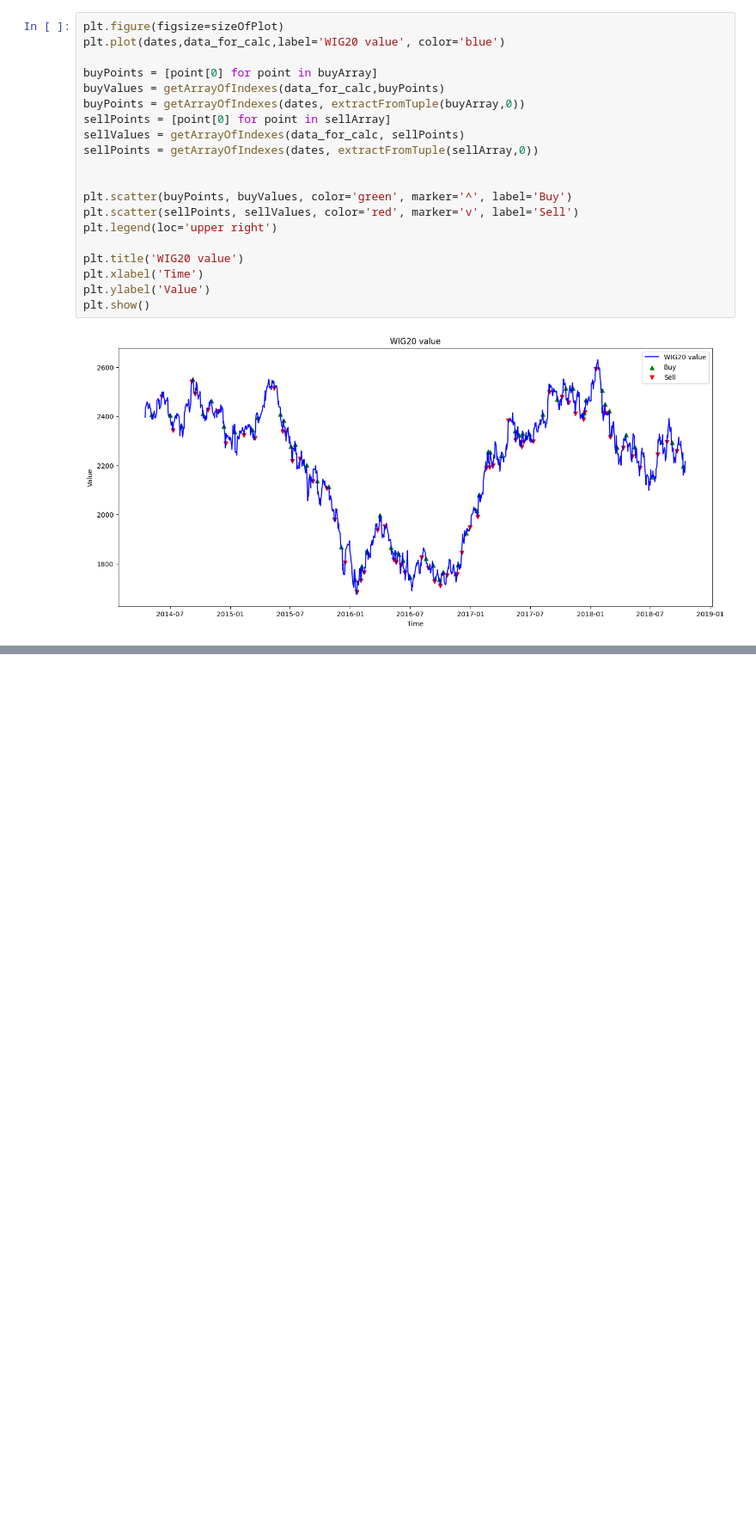
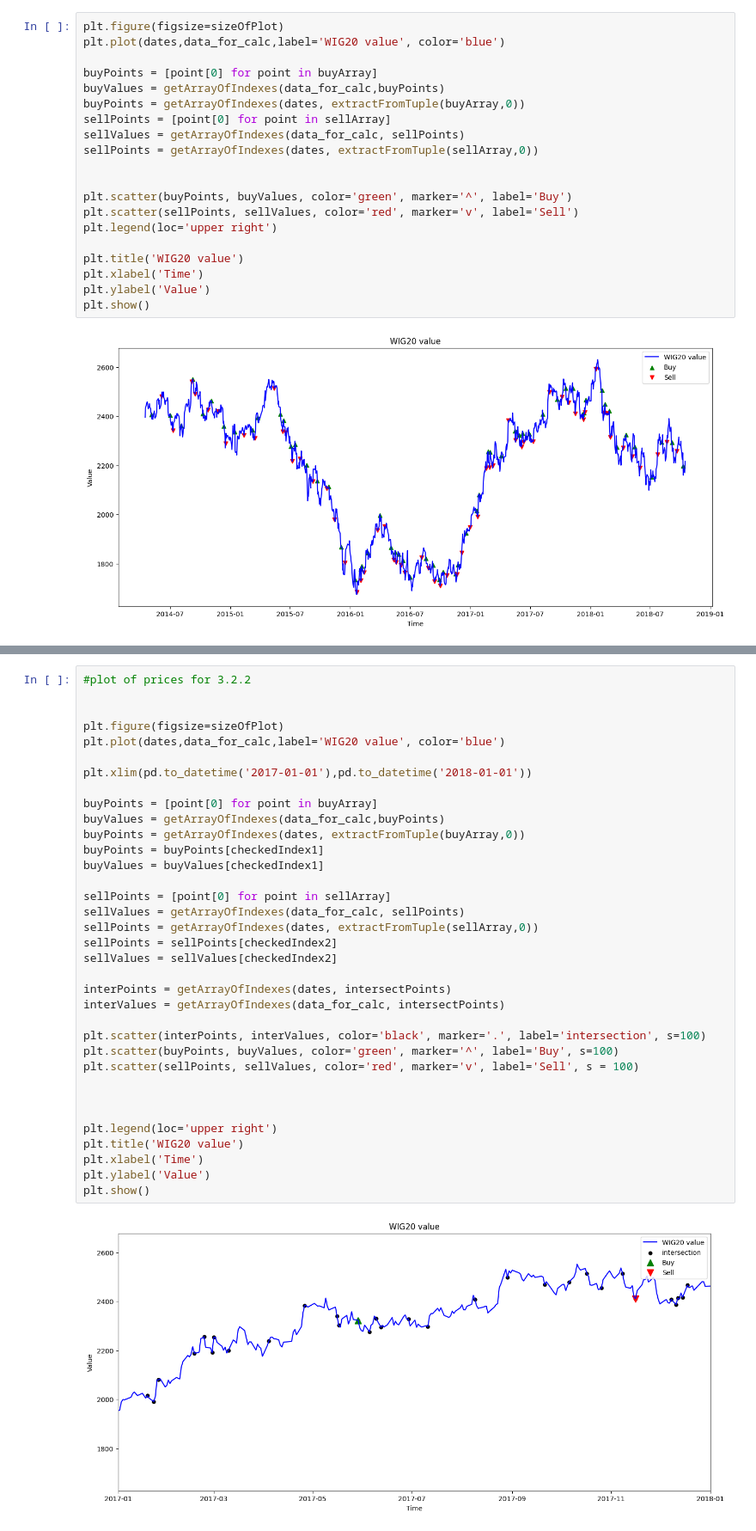
Before and after one commit to 123pik1/MACD, a Jupyter notebook: debug MACD.ipynb, the cells around one changed output, grey strips where cells are left out. Shown at 86% size. Saved outputs shown, nothing was run; the diff lists cells and outputs as text; blank space fills up the shorter version.

```diff
--- a/debug MACD.ipynb
+++ b/debug MACD.ipynb
@@ -213,0 +267,37 @@ plt.show()
+# %%
+#plot of prices for 3.2.2
+
+
+plt.figure(figsize=sizeOfPlot)
+plt.plot(dates,data_for_calc,label='WIG20 value', color='blue')
+
+plt.xlim(pd.to_datetime('2017-01-01'),pd.to_datetime('2018-01-01'))
+
+buyPoints = [point[0] for point in buyArray]
+buyValues = getArrayOfIndexes(data_for_calc,buyPoints)
+buyPoints = getArrayOfIndexes(dates, extractFromTuple(buyArray,0))
+buyPoints = buyPoints[checkedIndex1]
+buyValues = buyValues[checkedIndex1]
+
+sellPoints = [point[0] for point in sellArray]
+sellValues = getArrayOfIndexes(data_for_calc, sellPoints)
+sellPoints = getArrayOfIndexes(dates, extractFromTuple(sellArray,0))
+sellPoints = sellPoints[checkedIndex2]
+sellValues = sellValues[checkedIndex2]
+
+interPoints = getArrayOfIndexes(dates, intersectPoints)
+interValues = getArrayOfIndexes(data_for_calc, intersectPoints)
+
+plt.scatter(interPoints, interValues, color='black', marker='.', label='intersection', s=100)
+plt.scatter(buyPoints, buyValues, color='green', marker='^', label='Buy', s=100)
+plt.scatter(sellPoints, sellValues, color='red', marker='v', label='Sell', s = 100)
+
+
+
+plt.legend(loc='upper right')
+plt.title('WIG20 value')
+plt.xlabel('Time')
+plt.ylabel('Value')
+plt.show()
+# %% [output]
+[figure, added]
```
Also changed, not shown: parts of 6 cells of this notebook, 6 other files.
